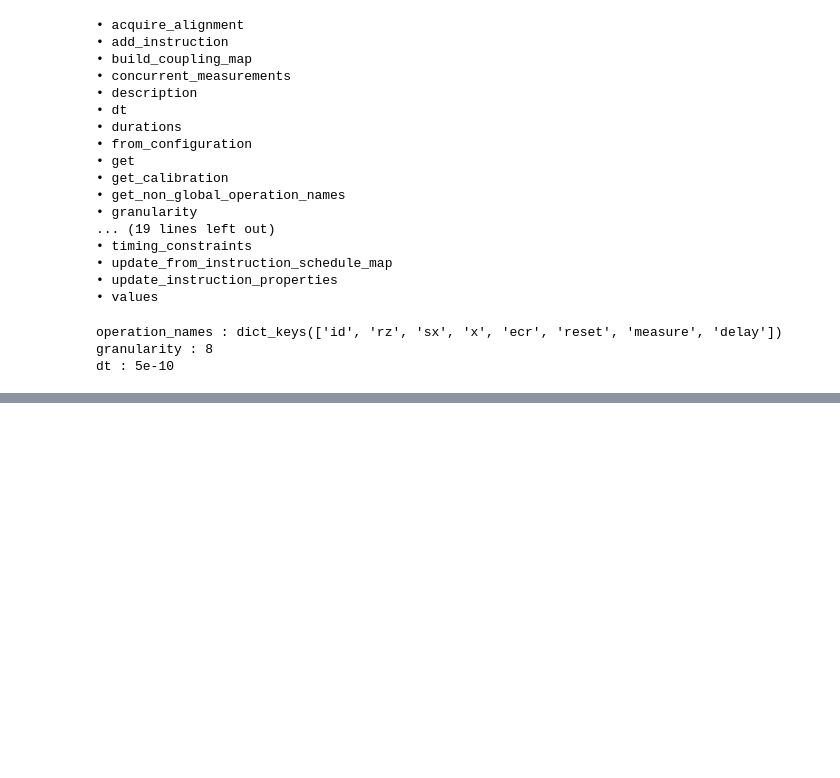
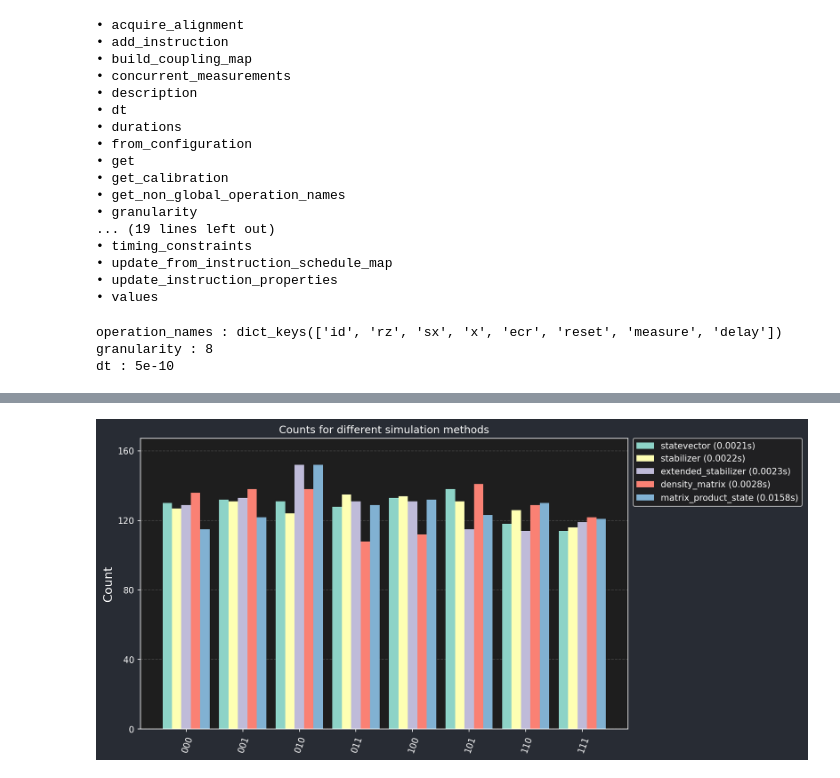
Before and after one commit to Gtortoretto/Quantum-Computing, a Jupyter notebook: 5. Misc/Qiskit Modules/3. Aer Simulator.ipynb, the cells around one changed output, grey strips where cells are left out. Cells and saved outputs as stored; diff of their text form; code cells hidden in the pictures; blank space fills up the shorter version.

```diff
--- a/5. Misc/Qiskit Modules/3. Aer Simulator.ipynb
+++ b/5. Misc/Qiskit Modules/3. Aer Simulator.ipynb
@@ -387,0 +528,9 @@ dt : 5e-10
+# %%
+num_qubits, deapth = 3, 10
+shots = 1024
+
+sorted_counts, sorted_legends, sorted_results = histogram(num_qubits, deapth, shots)
+
+plot_histogram(sorted_counts, legend=sorted_legends, title="Counts for different simulation methods", bar_labels = False)
+# %% [output]
+[figure, added]
```
Also changed, not shown: parts of 26 cells of this notebook.
